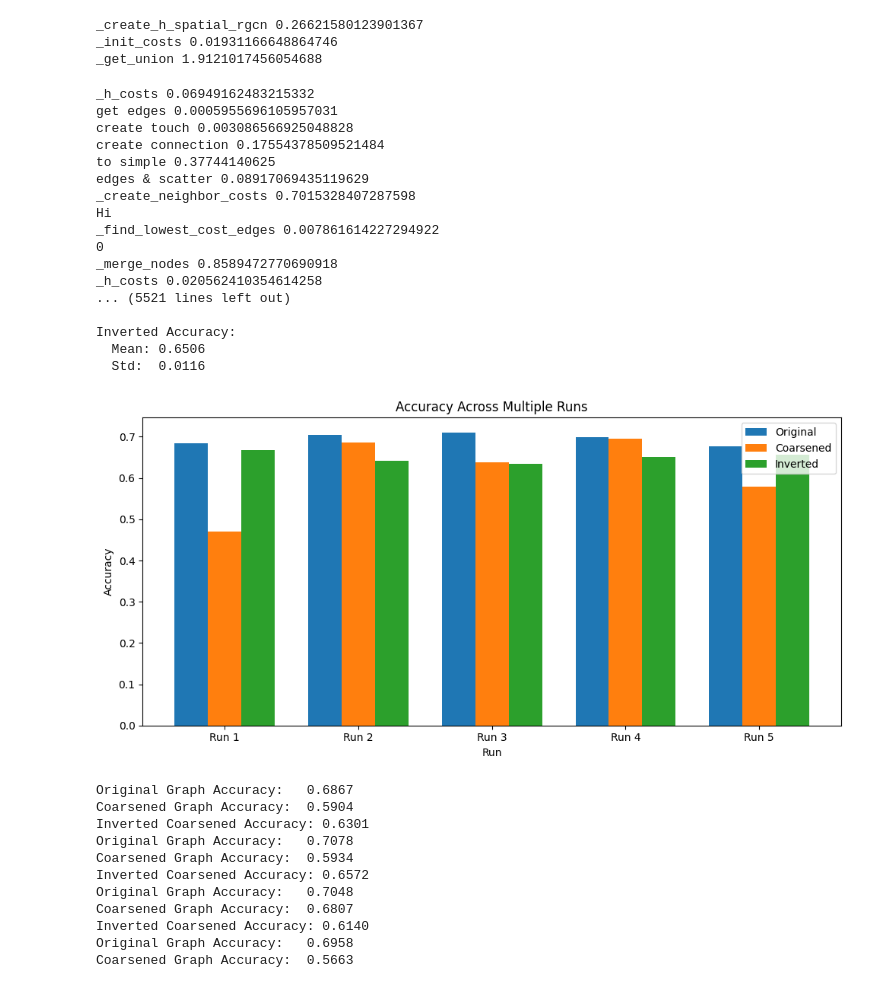
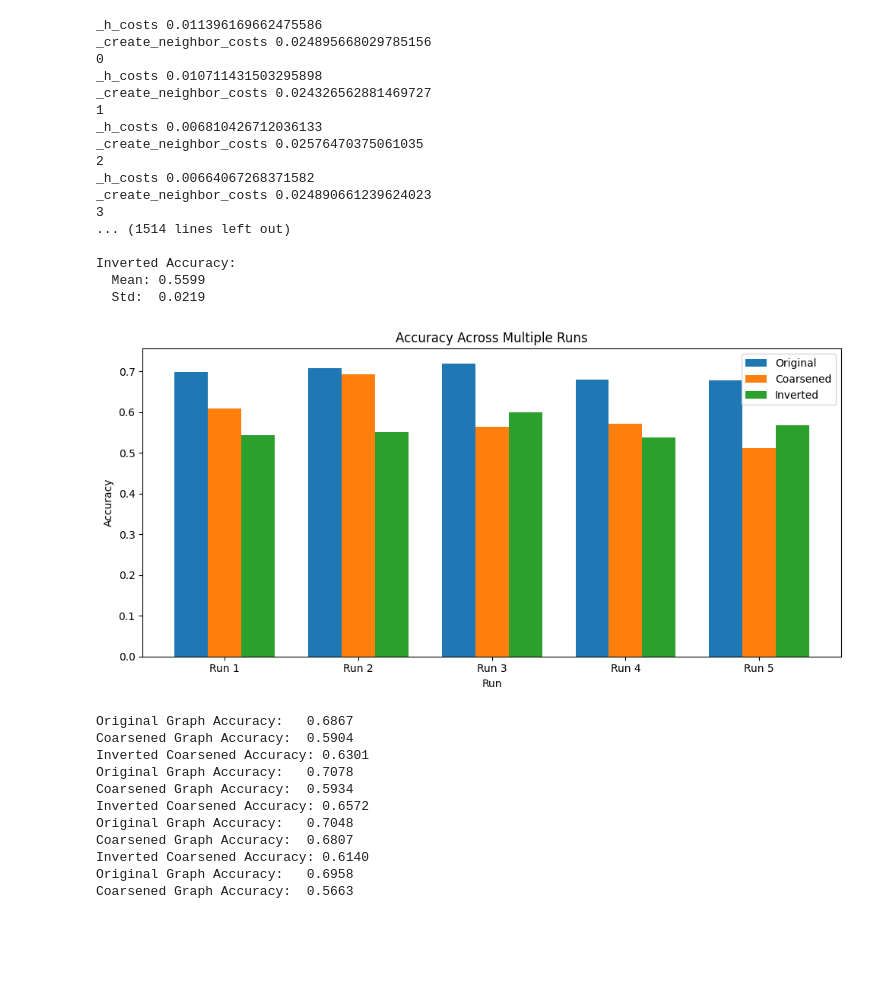
Before and after one commit to Robino-CK/hetero-conv-matching, a Jupyter notebook: test_citeer_acc_mult.ipynb, the cells around one changed output. Saved outputs shown, nothing was run; the diff lists cells and outputs as text; code cells hidden in the pictures; blank space fills up the shorter version.

Commit message:
some citeer experiments

```diff
--- a/test_citeer_acc_mult.ipynb
+++ b/test_citeer_acc_mult.ipynb
@@ -12,7 +36,7 @@ torch.cuda.empty_cache()
 dataset = Citeseer()
 original_graph = dataset.load_graph()
 
-device = torch.device('cuda' if torch.cuda.is_available() else 'cpu')
+device = torch.device('cuda:2' if torch.cuda.is_available() else 'cpu')
 original_graph = original_graph.to(device=device)
 print(device)
 # %% [output]
@@ -260,12 +244,11 @@ class HeteroGCNCiteer(nn.Module):
 
     #coarsener.init()
     #coarsener.coarsen_step()
-
 num_nearest_init_neighbors_per_type = {"paper": 1, "cites": 25, "cited-by":1}
-coarsener = HeteroRGCNCoarsener(original_graph, 0.4, num_nearest_init_neighbors_per_type, device=device, pairs_per_level=10,norm_p=2, approx_neigh=False)
+coarsener = HeteroRGCNCoarsener(original_graph, 0.4, num_nearest_init_neighbors_per_type, device=device, pairs_per_level=10,norm_p=1, approx_neigh=True, add_feat=False, use_out_degree=True, feat_weight=0.5) #
 coarsener.init()
 
-for i in range(500):
+for i in range(5000):
     if not coarsener.summarized_graph.num_nodes()/ original_graph.num_nodes() > 0.1:
         continue
     # if len(coarsener.candidates["paper"]) < 5:
@@ -277,16 +260,7 @@ coarsend_graph = coarsener.summarized_graph
 #coarsend_graph = coarsend_graph.cpu()
 mapping = coarsener.get_mapping("paper")
 labels = coarsener.get_labels(mapping, "paper")
+coarsener.make_mask(mapping, "paper")
 coarsend_graph.nodes["paper"].data["label"] = torch.tensor([labels[i] for i in range(len(labels))], device=device)
 print("ratio", coarsend_graph.num_nodes()/ original_graph.num_nodes() )
-
-run_multiple_experiments(
-    original_graph=original_graph,
-    coarsend_graph=coarsend_graph,
-    mapping=mapping,
-    get_splits_and_labels=get_splits_and_labels,
-    model_class=HeteroGCNCiteer,  # or ImprovedHeteroGNN if needed
-    num_runs=15,
-    epochs=150
-)
 # %% [output]
@@ -329,55 +320,52 @@ Inverted Accuracy:
     #coarsener.coarsen_step()
 
 num_nearest_init_neighbors_per_type = {"paper": 1, "cites": 25, "cited-by":1}
-coarsener = HeteroRGCNCoarsener(original_graph, 0.4, num_nearest_init_neighbors_per_type, device=device, pairs_per_level=10, norm_p= 2,  approx_neigh=False, use_out_degree=False, add_feat= False)
+coarsener = HeteroRGCNCoarsener(original_graph, 0.4, num_nearest_init_neighbors_per_type, device=device, pairs_per_level=10, norm_p= 2,  approx_neigh=True, use_out_degree=True, add_feat= False)
 coarsener.init()
 
 for i in range(500):
     if not coarsener.summarized_graph.num_nodes()/ original_graph.num_nodes() > 0.1:
         continue
     # if len(coarsener.candidates["paper"]) < 5:
     #     continue
     print(i)
     coarsener.coarsen_step()
 
 coarsend_graph = coarsener.summarized_graph
 #coarsend_graph = coarsend_graph.cpu()
 mapping = coarsener.get_mapping("paper")
 labels = coarsener.get_labels(mapping, "paper")
 coarsend_graph.nodes["paper"].data["label"] = torch.tensor([labels[i] for i in range(len(labels))], device=device)
 print("ratio", coarsend_graph.num_nodes()/ original_graph.num_nodes() )
 
 run_multiple_experiments(
     original_graph=original_graph,
     coarsend_graph=coarsend_graph,
     mapping=mapping,
     get_splits_and_labels=get_splits_and_labels,
     model_class=HeteroGCNCiteer,  # or ImprovedHeteroGNN if needed
     num_runs=5,
     epochs=150
 )
 # %% [output]
-_create_h_spatial_rgcn 0.26621580123901367
-_init_costs 0.01931166648864746
-_get_union 1.9121017456054688
+_h_costs 0.011396169662475586
+_create_neighbor_costs 0.024895668029785156
+0
+_h_costs 0.010711431503295898
+_create_neighbor_costs 0.024326562881469727
+1
+_h_costs 0.006810426712036133
+_create_neighbor_costs 0.02576470375061035
+2
+_h_costs 0.00664067268371582
+_create_neighbor_costs 0.024890661239624023
+3
+... (1514 lines left out)
+
+Inverted Accuracy:
+  Mean: 0.5599
+  Std:  0.0219
-_h_costs 0.06949162483215332
-get edges 0.0005955696105957031
-create touch 0.003086566925048828
-create connection 0.17554378509521484
-to simple 0.37744140625
-edges & scatter 0.08917069435119629
-_create_neighbor_costs 0.7015328407287598
-Hi
-_find_lowest_cost_edges 0.007861614227294922
-0
-_merge_nodes 0.8589472770690918
-_h_costs 0.020562410354614258
-... (5521 lines left out)
-
-Inverted Accuracy:
-  Mean: 0.6506
-  Std:  0.0116
-[figure, old version]
+[figure, new version]
 # %%
 run_multiple_experiments(
     original_graph=original_graph,
```
Also changed, not shown: parts of 9 cells of this notebook.
